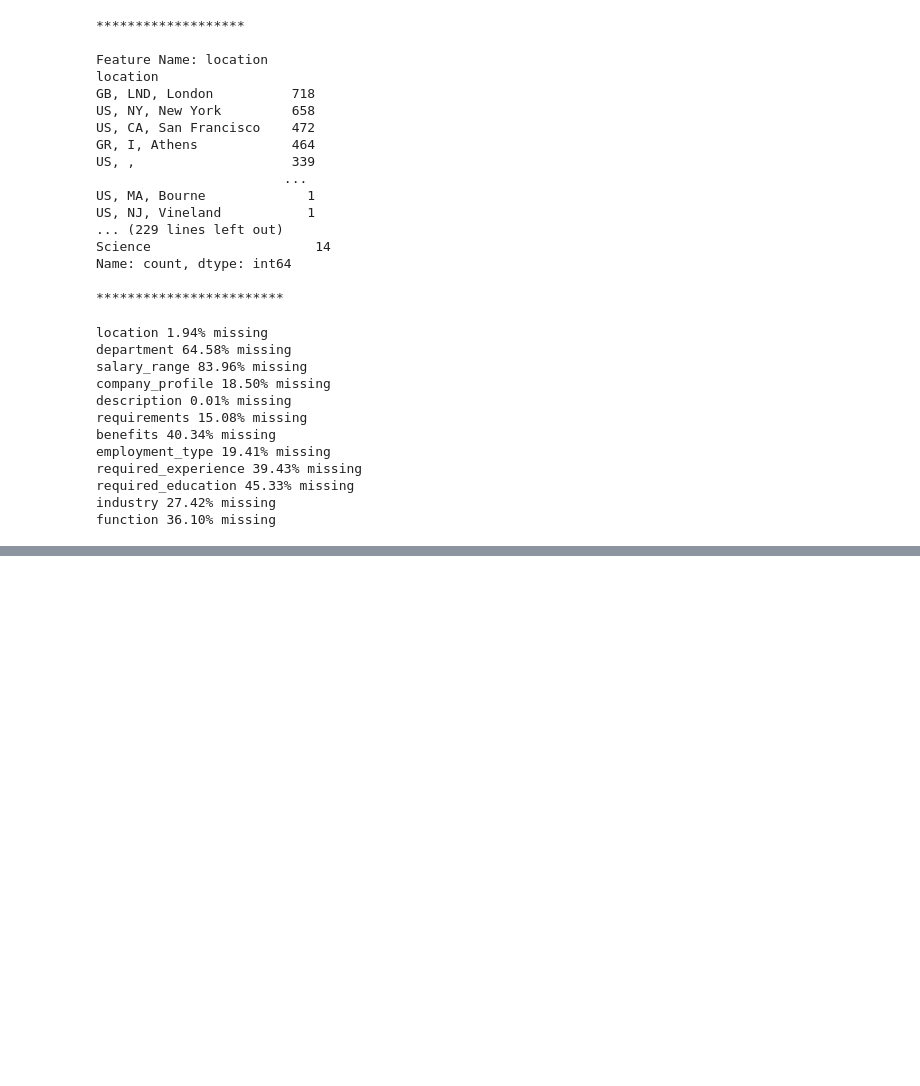
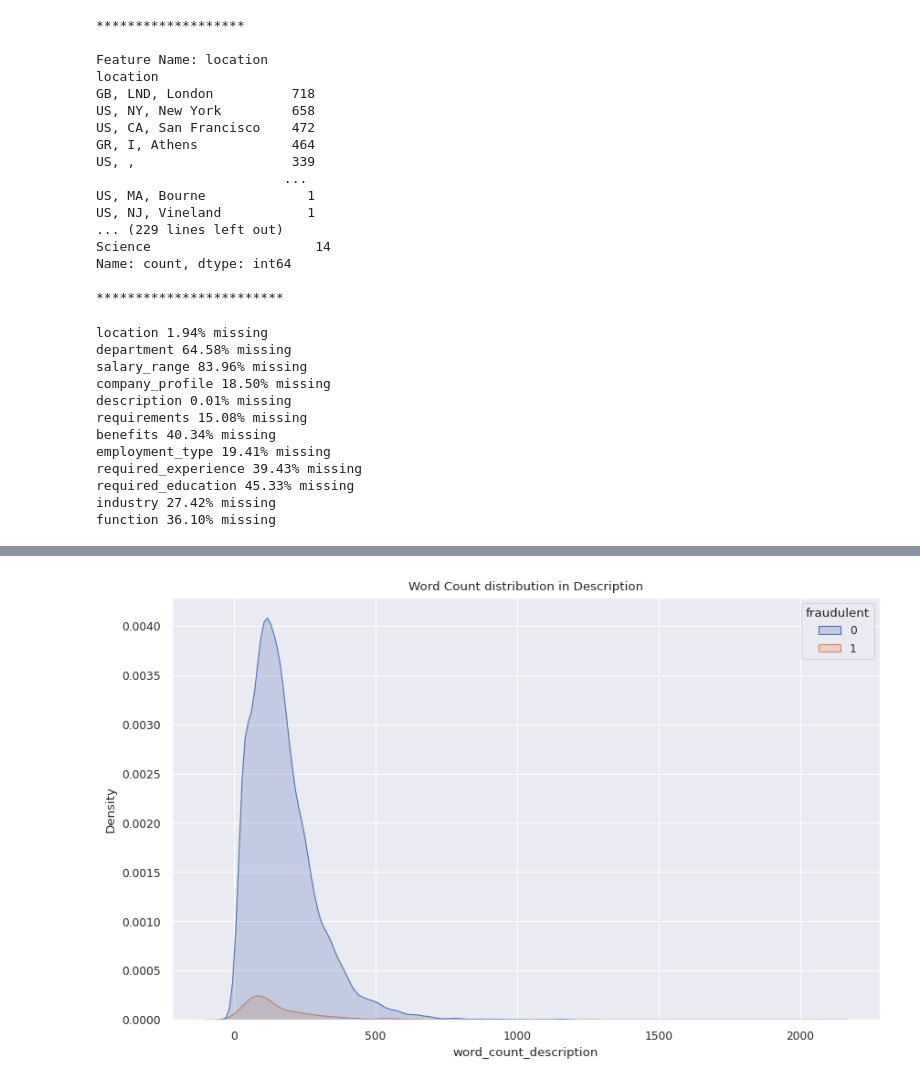
Before and after one commit to DS-expert/Fake-job-prediction, a Jupyter notebook: notebook/01_data_exploration.ipynb, the cells around one changed output, grey strips where cells are left out. Saved outputs shown, nothing was run; the diff lists cells and outputs as text; code cells hidden in the pictures; blank space fills up the shorter version.

```diff
--- a/notebook/01_data_exploration.ipynb
+++ b/notebook/01_data_exploration.ipynb
@@ -251,0 +492,9 @@ Name: description, Length: 17880, dtype: float64
+# %%
+# Visulization of word count in description
+
+plt.figure(figsize=(10, 6))
+sns.kdeplot(data=eda_df, x="word_count_description", hue="fraudulent", fill=True)
+plt.title("Word Count distribution in Description")
+plt.show()
+# %% [output]
+[figure, added]
```
Also changed, not shown: parts of 62 cells of this notebook, 2 other files.
